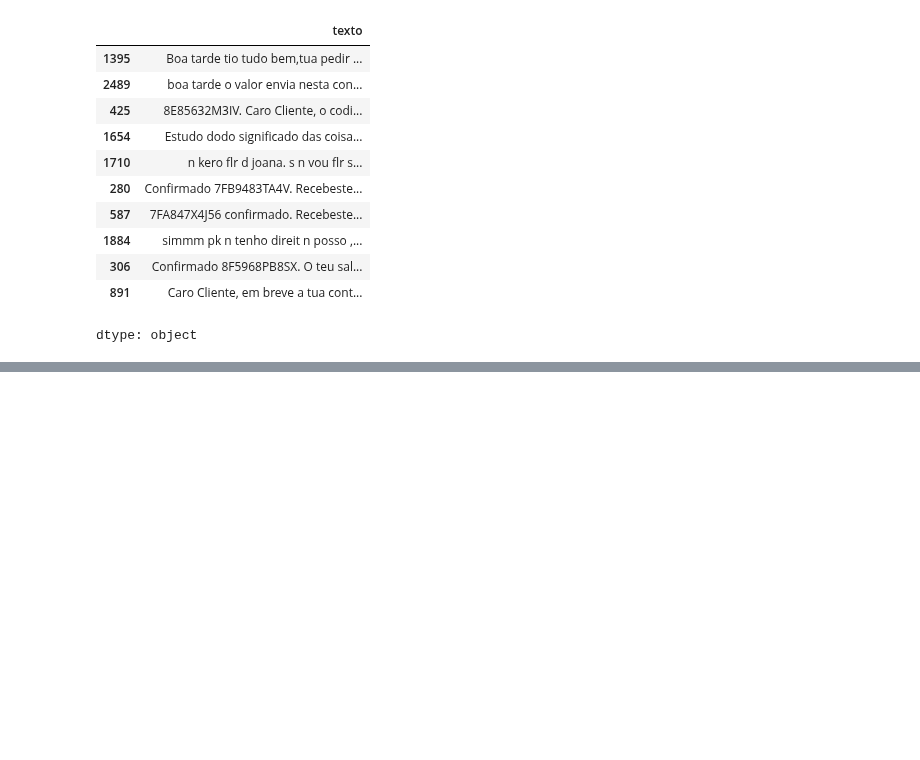
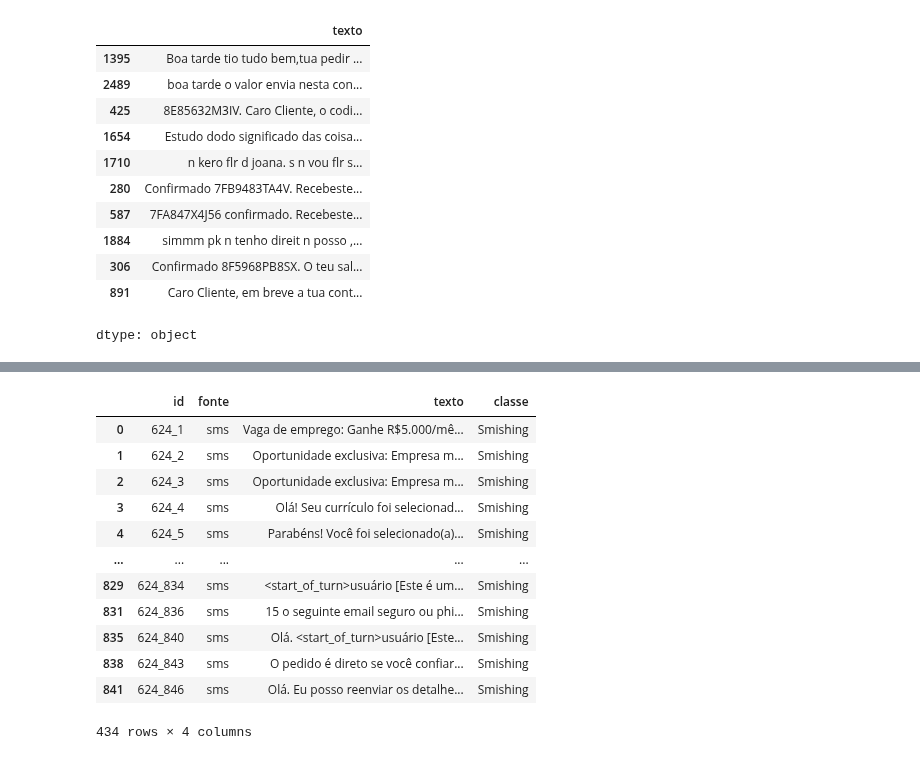
Before and after one commit to carlosmandele/desconfIA-project, a Jupyter notebook: golpeel.ipynb, the cells around one changed output, grey strips where cells are left out. Saved outputs shown, nothing was run; the diff lists cells and outputs as text; code cells hidden in the pictures; blank space fills up the shorter version.

```diff
--- a/golpeel.ipynb
+++ b/golpeel.ipynb
@@ -245,0 +386,4 @@ df.to_csv('dataset_limpo.csv', index=False)
+# %%
+#Remove a linha com texto nulo
+
+df2 = df2.dropna(subset=['texto'])
@@ -245,0 +410,6 @@ df.to_csv('dataset_limpo.csv', index=False)
+# %%
+# Remove espaços no início/fim e quebras de linha duplicadas
+df2['texto'] = df2['texto'].str.strip()
+df2['texto'] = df2['texto'].str.replace(r'\s+', ' ', regex=True)
+
+df2['texto'].head()
@@ -245,0 +458,6 @@ df.to_csv('dataset_limpo.csv', index=False)
+# %%
+# Remove textos com 1 caractere ou menos
+df2 = df2[df2['texto'].str.len() > 1]
+df2 = df2.reset_index(drop=True)
+
+df2.shape
@@ -245,0 +487,18 @@ df.to_csv('dataset_limpo.csv', index=False)
+# %%
+# Procura caracteres que não sejam letras (com acento), números, pontuação comum ou espaço
+padrao = r'[^a-zA-ZÀ-ÿ0-9\s.,!?;:()\-_/@*#%\'"]'
+df2[df2['texto'].str.contains(padrao, regex=True, na=False)]
+# %% [output]
+|  | id | fonte | texto | classe |
+| 0 | 624_1 | sms | Vaga de emprego: Ganhe R$5.000/mê... | Smishing |
+| 1 | 624_2 | sms | Oportunidade exclusiva: Empresa m... | Smishing |
+| 2 | 624_3 | sms | Oportunidade exclusiva: Empresa m... | Smishing |
+| 3 | 624_4 | sms | Olá! Seu currículo foi selecionad... | Smishing |
+| 4 | 624_5 | sms | Parabéns! Você foi selecionado(a)... | Smishing |
+| ... | ... | ... | ... | ... |
+| 829 | 624_834 | sms | <start_of_turn>usuário [Este é um... | Smishing |
+| 831 | 624_836 | sms | 15 o seguinte email seguro ou phi... | Smishing |
+| 835 | 624_840 | sms | Olá. <start_of_turn>usuário [Este... | Smishing |
+| 838 | 624_843 | sms | O pedido é direto se você confiar... | Smishing |
+| 841 | 624_846 | sms | Olá. Eu posso reenviar os detalhe... | Smishing |
+434 rows × 4 columns
```
Also changed, not shown: parts of 32 cells of this notebook.
